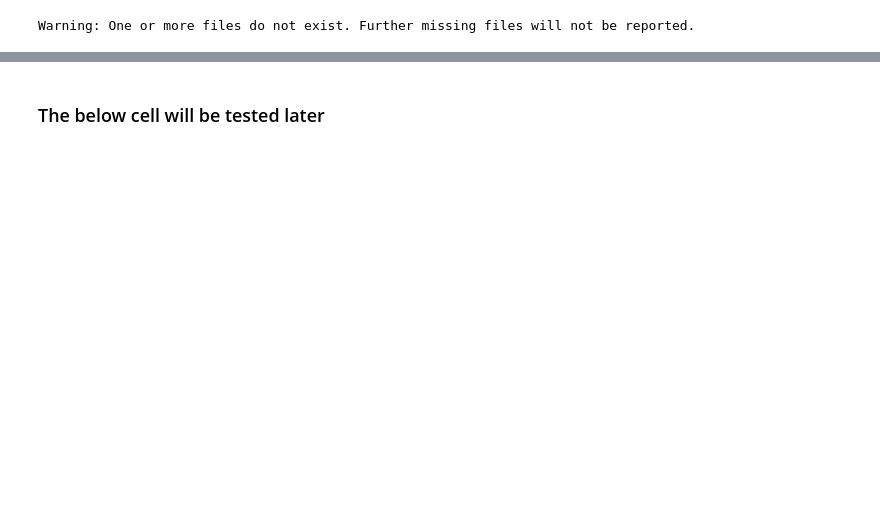
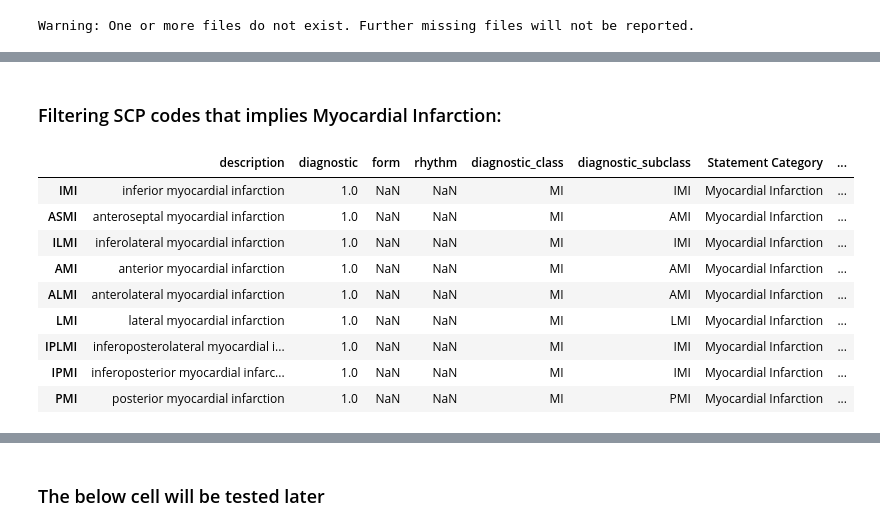
Before and after one commit to cem-cagatay/elec447, a Jupyter notebook: elec447_project.ipynb, the cells around one changed output, grey strips where cells are left out. Drawn from its saved outputs; the diff is of its cells as text; code cells hidden in the pictures; blank space fills up the shorter version.

```diff
--- a/elec447_project.ipynb
+++ b/elec447_project.ipynb
@@ -211,0 +209,21 @@ Y
+# %% [markdown]
+### Filtering SCP codes that implies Myocardial Infarction:
+# %%
+scp_df = pd.read_csv('scp_statements.csv', index_col=0)
+# %%
+filter_condition = scp_df['Statement Category'] == 'Myocardial Infarction'
+
+# Apply the filter condition to the DataFrame
+scp_filtered = scp_df[filter_condition]
+scp_filtered
+# %% [output]
+|  | description | diagnostic | form | rhythm | diagnostic_class | diagnostic_subclass | Statement Category | ... |
+| IMI | inferior myocardial infarction | 1.0 | NaN | NaN | MI | IMI | Myocardial Infarction | ... |
+| ASMI | anteroseptal myocardial infarction | 1.0 | NaN | NaN | MI | AMI | Myocardial Infarction | ... |
+| ILMI | inferolateral myocardial infarction | 1.0 | NaN | NaN | MI | IMI | Myocardial Infarction | ... |
+| AMI | anterior myocardial infarction | 1.0 | NaN | NaN | MI | AMI | Myocardial Infarction | ... |
+| ALMI | anterolateral myocardial infarction | 1.0 | NaN | NaN | MI | AMI | Myocardial Infarction | ... |
+| LMI | lateral myocardial infarction | 1.0 | NaN | NaN | MI | LMI | Myocardial Infarction | ... |
+| IPLMI | inferoposterolateral myocardial i... | 1.0 | NaN | NaN | MI | IMI | Myocardial Infarction | ... |
+| IPMI | inferoposterior myocardial infarc... | 1.0 | NaN | NaN | MI | IMI | Myocardial Infarction | ... |
+| PMI | posterior myocardial infarction | 1.0 | NaN | NaN | MI | PMI | Myocardial Infarction | ... |
```
Also changed, not shown: parts of 21 cells of this notebook.
